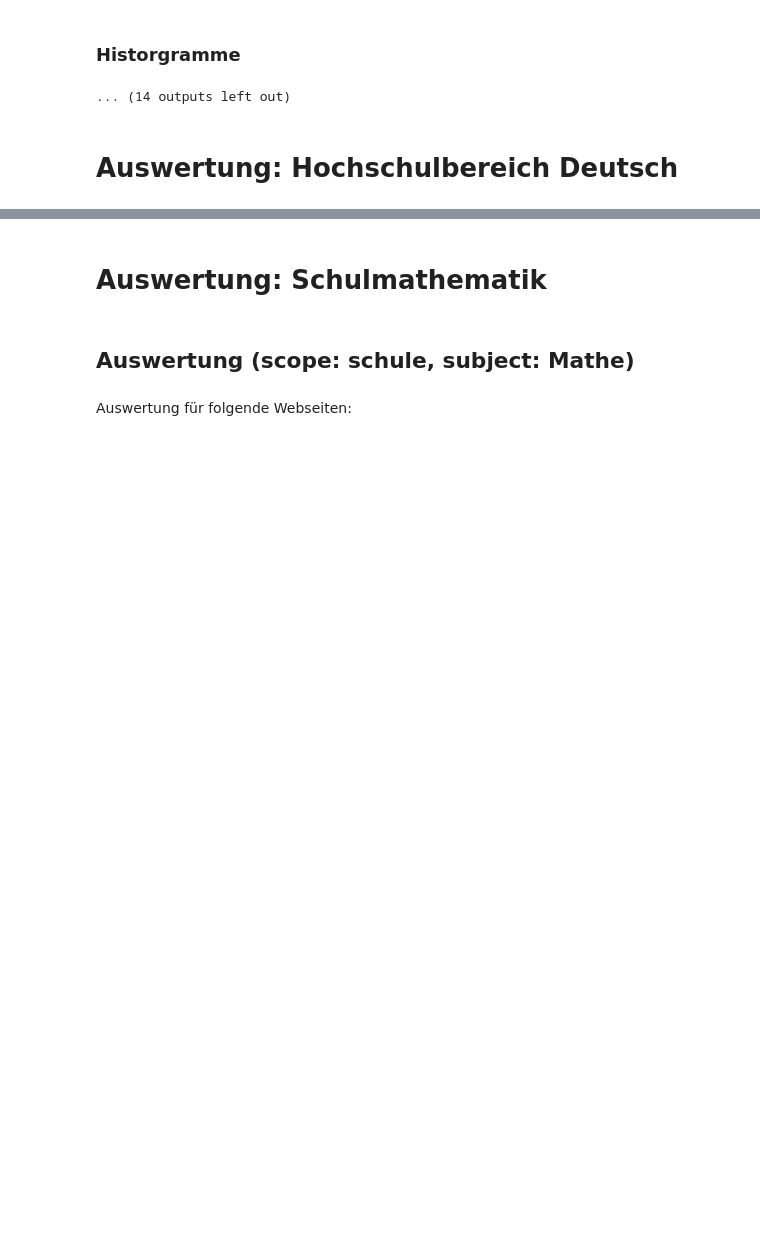
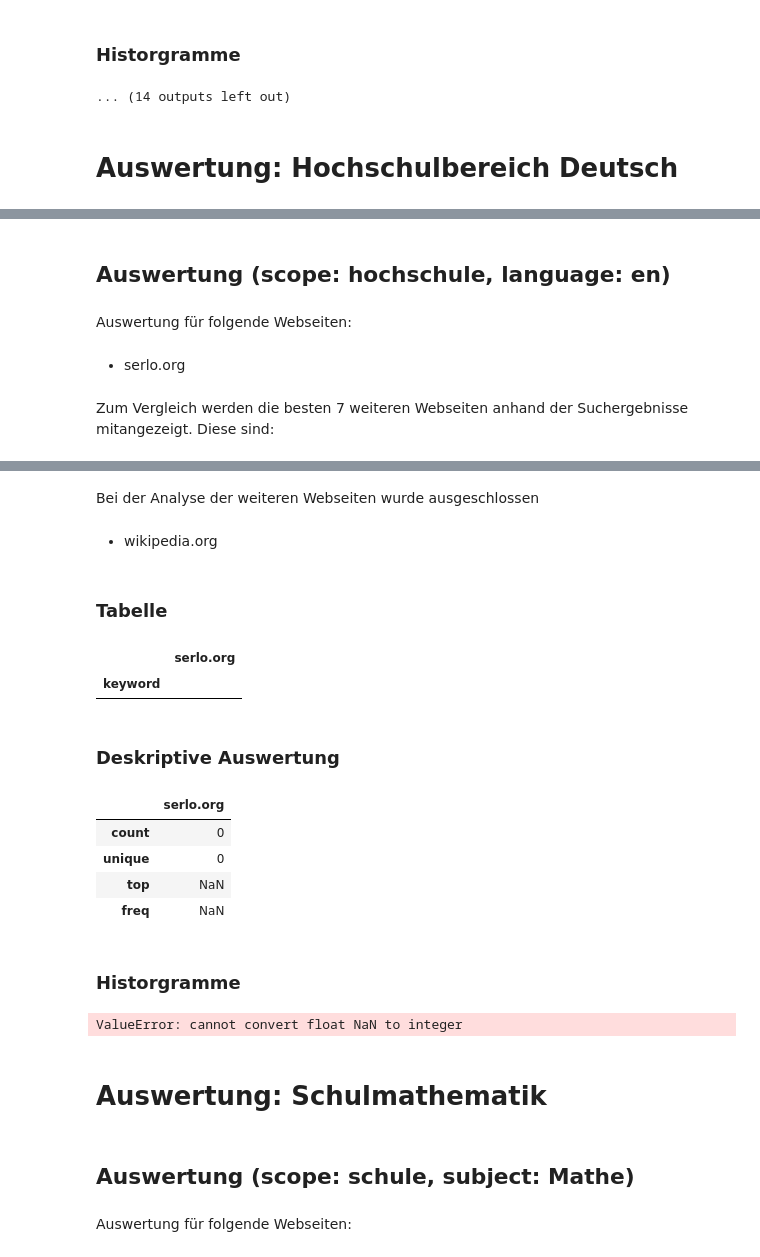
Before and after one commit to kulla/serlo-search-ranks, a Jupyter notebook: evaluations/2021-02-16 Auswertung der aktuellen Google-Rankings.ipynb, the cells around one changed output, grey strips where cells are left out. Drawn from its saved outputs; the diff is of its cells as text; code cells hidden in the pictures; blank space fills up the shorter version.

```diff
--- a/evaluations/2021-02-16 Auswertung der aktuellen Google-Rankings.ipynb
+++ b/evaluations/2021-02-16 Auswertung der aktuellen Google-Rankings.ipynb
@@ -346,0 +347,7 @@ Bei der Analyse der weiteren Webseiten wurde ausgeschlossen
+# %%
+analyse(query={"scope": "hochschule", "language": "en"}, blacklist=["wikipedia.org"], no_domains=7)
+# %% [output]
+## Auswertung (scope: hochschule, language: en)
+Auswertung für folgende Webseiten:
+* serlo.org
+Zum Vergleich werden die besten 7 weiteren Webseiten anhand der Suchergebnisse mitangezeigt. Diese sind:
@@ -347,3 +355,16 @@ Bei der Analyse der weiteren Webseiten wurde ausgeschlossen
+Bei der Analyse der weiteren Webseiten wurde ausgeschlossen
+* wikipedia.org
+### Tabelle
+|  | serlo.org |
+| keyword |  |
+### Deskriptive Auswertung
+|  | serlo.org |
+| count | 0 |
+| unique | 0 |
+| top | NaN |
+| freq | NaN |
+### Historgramme
+ValueError: cannot convert float NaN to integer
 # %% [markdown]
 # Auswertung: Schulmathematik
 # %%
```
Also changed, not shown: parts of 8 cells of this notebook, 1 other file.
